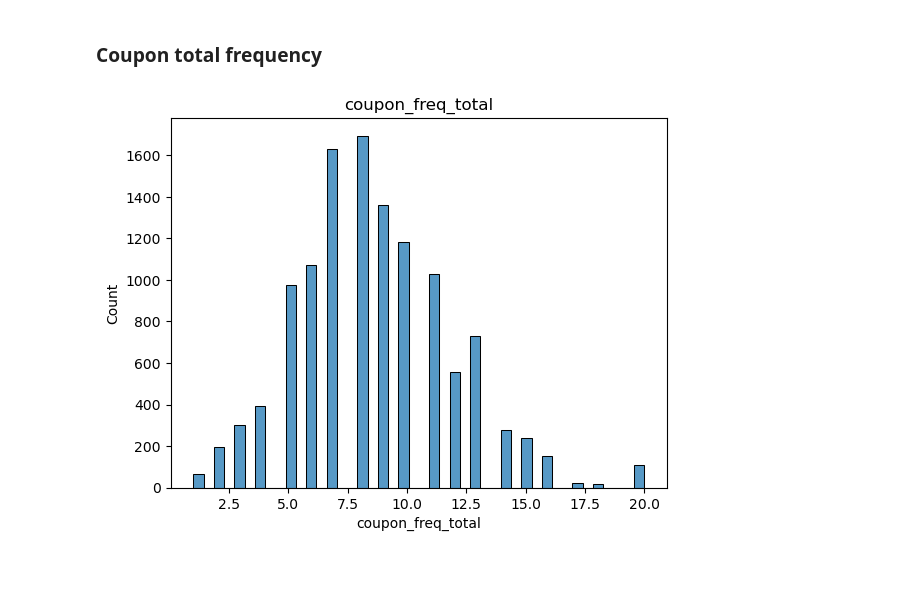
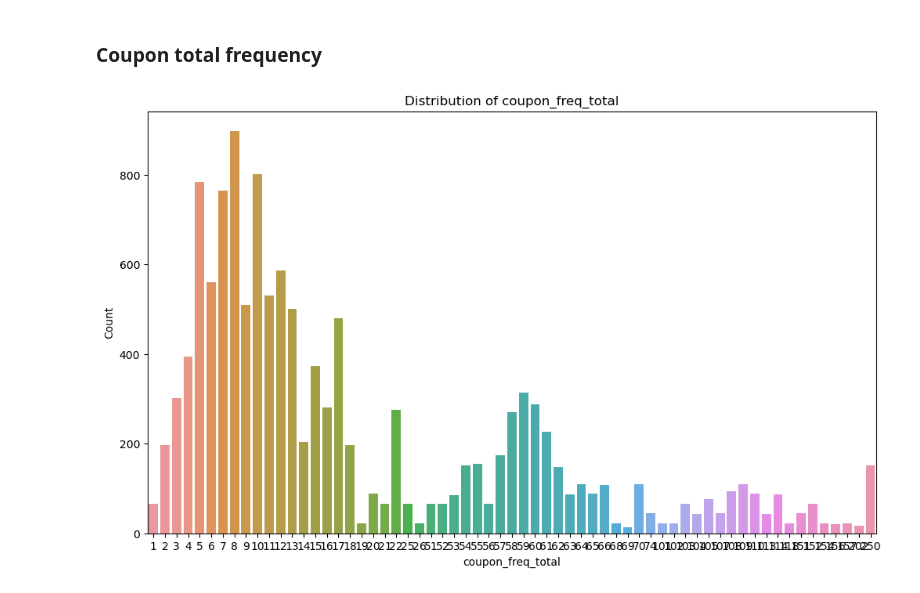
Before and after one commit to leobt23/Data_Mining, a Jupyter notebook: 1_eda/caria.ipynb, the cells around one changed output. Saved outputs shown, nothing was run; the diff lists cells and outputs as text; code cells hidden in the pictures.

Commit message:
coupon_freq and coupon_importance added

```diff
--- a/1_eda/caria.ipynb
+++ b/1_eda/caria.ipynb
@@ -192,3 +184,0 @@ import seaborn as sns
-# %%
-# load data
-df = pd.read_csv('in-vehicle-coupon-recommendation.csv')
@@ -273,7 +184,0 @@ def combine_distance_columns(df):
-# %%
-df_test1 = df.copy()
-
-df_test1 = remove_dup(df_test1)
-df_test1 = value_mapping(df_test1)
-df_test1 = drop_columns(df_test1)
-df_test1 = combine_distance_columns(df_test1)
@@ -411,14 +226,37 @@ Original dataset has 27 variables.
 # %% [markdown]
 ### Coupon total frequency
-# %%
-# creating a new variable called coupon_freq_total which is the sum of all the coupon frequency variables
-df_test1['coupon_freq_total'] = df_test1['CoffeeHouse'] + df_test1['CarryAway'] + df_test1['RestaurantLessThan20'] + df_test1['Restaurant20To50'] + df_test1['Bar']
+# %%
+# {'never': 0,'less1': 1,'1~3': 2,'4~8': 3,'gt8': 4}
+
+
+# summing all this up
+def create_coupon_freq_total(number_used_for_gt8, df):
+    # first, we need to encode the 5 coupon variables: 'CoffeeHouse', 'CarryAway', 'RestaurantLessThan20', 'Restaurant20To50', 'Bar'
+    # using the mean of each interval as the value to be encoded (what about for gt8?)
+
+    coupon_names = ['CoffeeHouse', 'CarryAway', 'RestaurantLessThan20', 'Restaurant20To50', 'Bar']
+    for coupon_name in coupon_names:
+        df['mean_' + coupon_name] = df[coupon_name].apply(lambda x: 0 if x == 0 else (1 if x == 1 else (2 if x == 2 else (6 if x == 3 else number_used_for_gt8))))
+
+    # creating a new variable called coupon_freq_total which is the sum of all the coupon frequency variables
+    coupon_freq_total = df['mean_CoffeeHouse'] + df['mean_CarryAway'] + df['mean_RestaurantLessThan20'] + df['mean_Restaurant20To50'] + df['mean_Bar']
+    return coupon_freq_total
+
+
+# creating a new variable called coupon_freq_total which is the sum of all the coupon frequency variables
+number_used_for_gt8 = 50
+df_test1['coupon_freq_total'] = create_coupon_freq_total(number_used_for_gt8, df_test1)
 # %%
 # checking the new variable coupon_freq_total
 
-# histogram
-sns.histplot(df_test1['coupon_freq_total'])
-plt.title('coupon_freq_total')
+# value counts
+#print(df_test1['coupon_freq_total'].value_counts())
+# bar plot for bar distribution
+plt.figure(figsize=(12, 7))
+sns.countplot(x='coupon_freq_total', data=df_test1)
+plt.xlabel('coupon_freq_total')
+plt.ylabel('Count')
+plt.title('Distribution of coupon_freq_total')
 plt.show()
 # %% [output]
-[figure, old version]
+[figure, new version]
```
Also changed, not shown: parts of 26 cells of this notebook, 1 other file.
